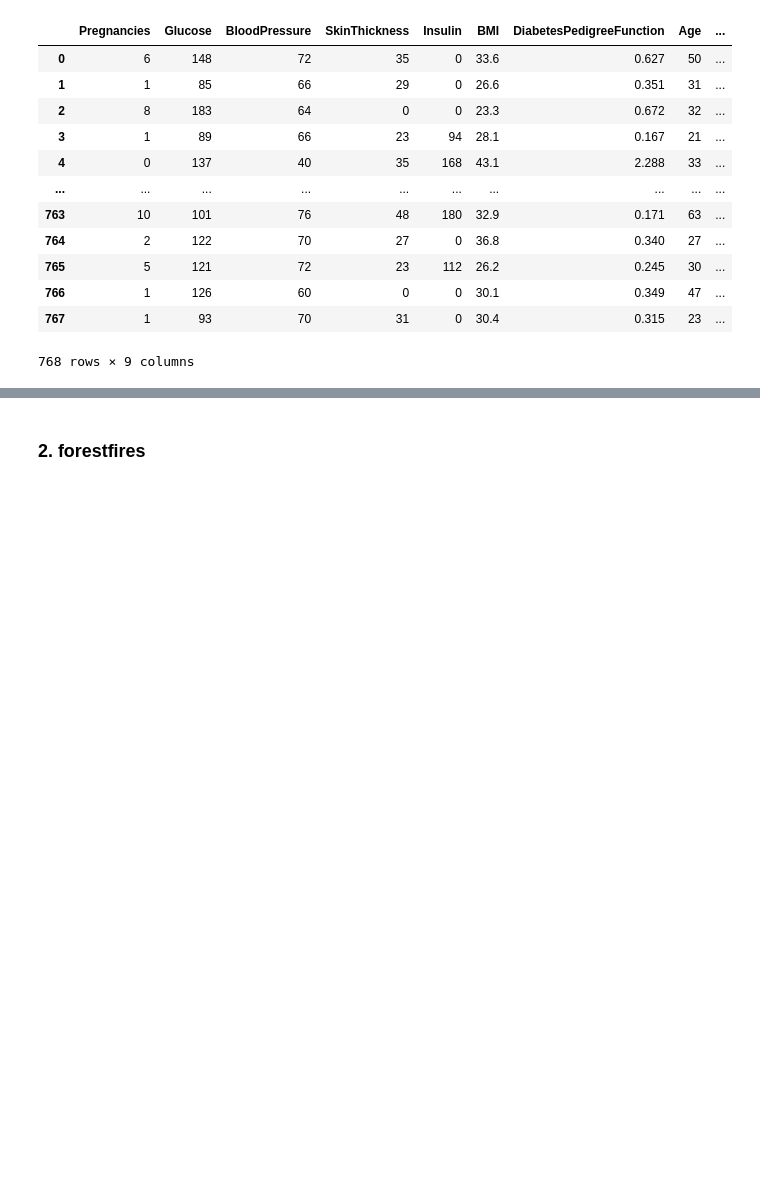
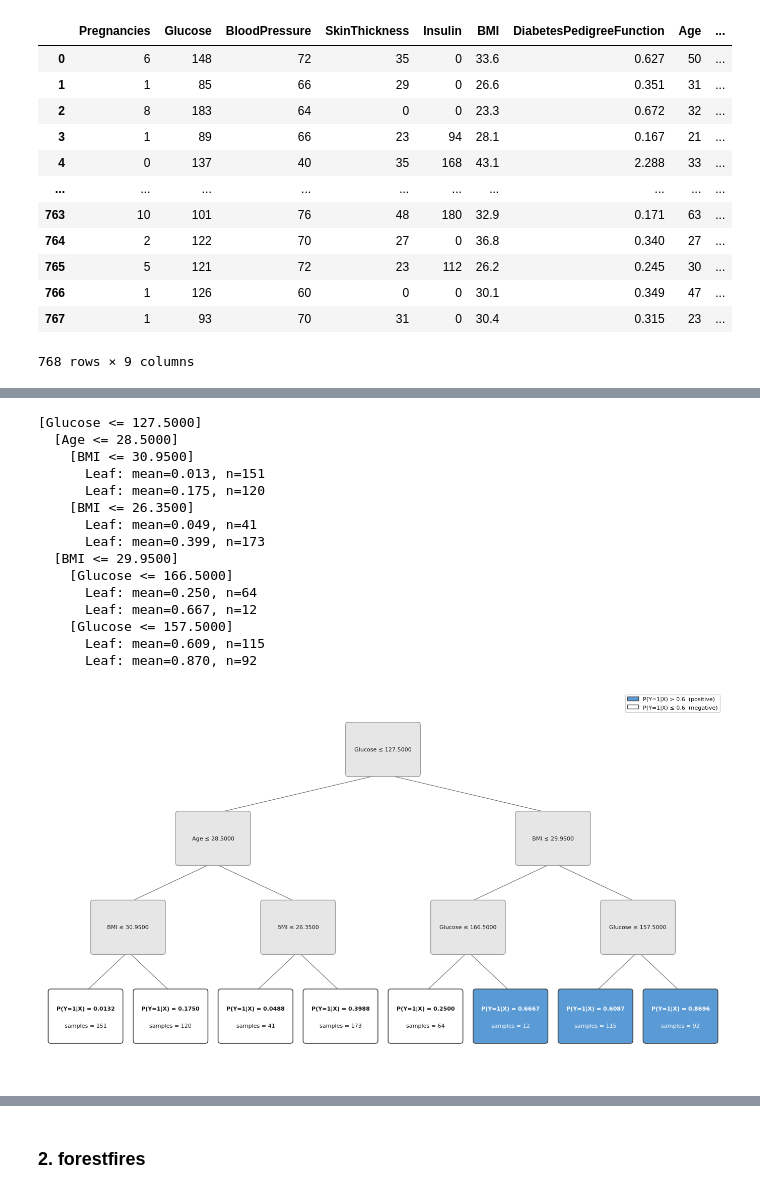
Before and after one commit to Bill-Wang-Metrics/targetree-python, a Jupyter notebook: examples/empirical_new.ipynb, the cells around one changed output, grey strips where cells are left out. Drawn from its saved outputs; the diff is of its cells as text; code cells hidden in the pictures; blank space fills up the shorter version.

```diff
--- a/examples/empirical_new.ipynb
+++ b/examples/empirical_new.ipynb
@@ -72,2 +88,25 @@ plot_cart_tree(model.tree, feature_name=model.feature_name, cut=model.cut)
+# %%
+# pfs
+model = CART(depth=max_depth, minimum_portion=0.02, lbd=0.5, cut=cut, method = 'pfs',feature_name = np.array(df_diabetes.columns))
+model.fit(X1, y1)
+model.print_tree()
+plot_cart_tree(model.tree, feature_name=model.feature_name, cut=model.cut)
+# %% [output]
+[Glucose <= 127.5000]
+  [Age <= 28.5000]
+    [BMI <= 30.9500]
+      Leaf: mean=0.013, n=151
+      Leaf: mean=0.175, n=120
+    [BMI <= 26.3500]
+      Leaf: mean=0.049, n=41
+      Leaf: mean=0.399, n=173
+  [BMI <= 29.9500]
+    [Glucose <= 166.5000]
+      Leaf: mean=0.250, n=64
+      Leaf: mean=0.667, n=12
+    [Glucose <= 157.5000]
+      Leaf: mean=0.609, n=115
+      Leaf: mean=0.870, n=92
+[figure, added]
 # %%
 cut = 0.6
```
Also changed, not shown: parts of 7 cells of this notebook.
